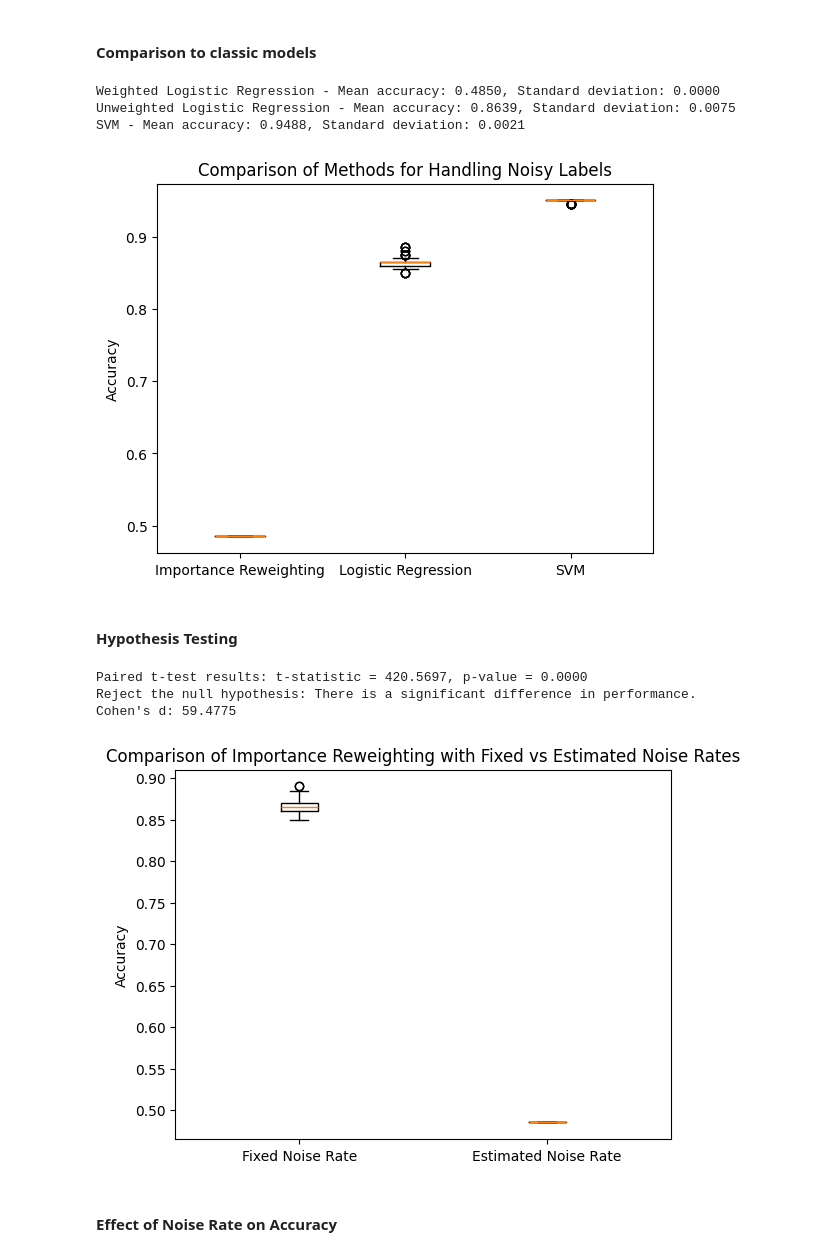
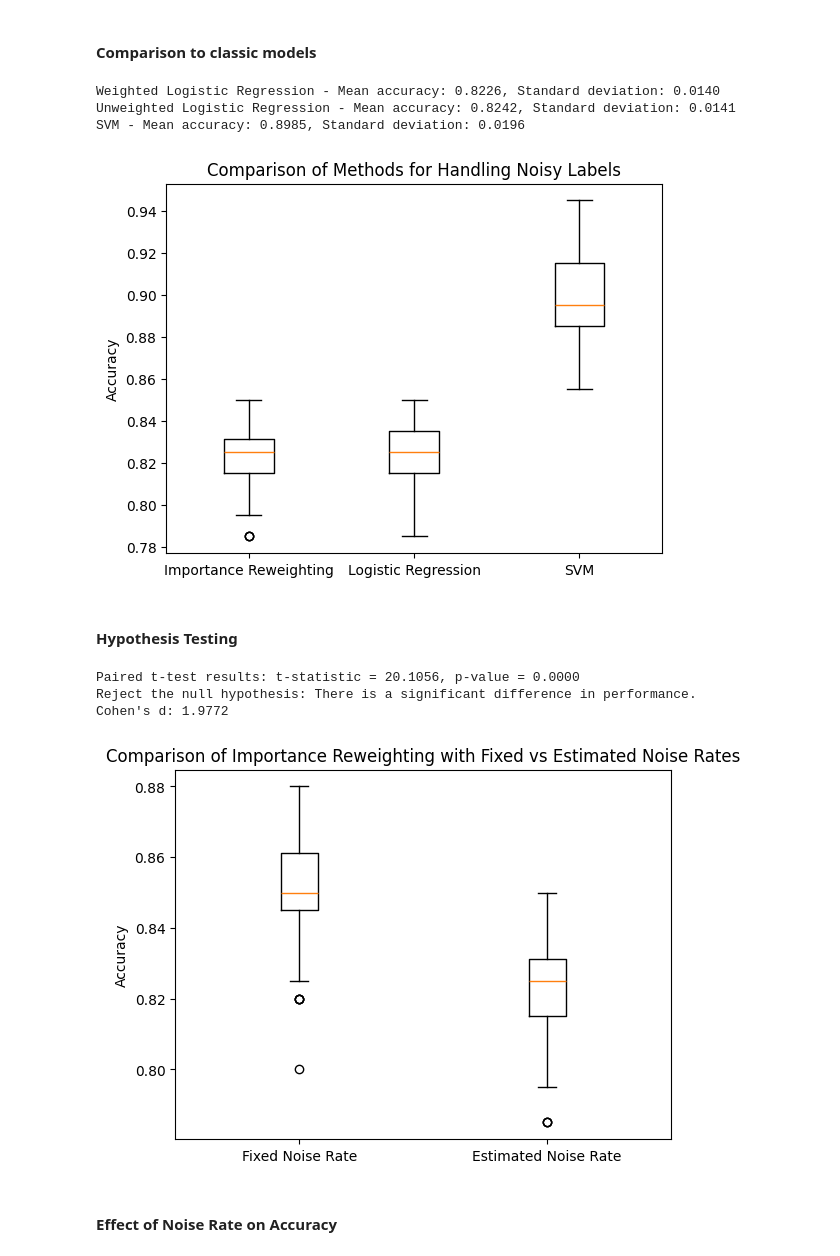
Before and after one commit to Bekona/Master_thesis, a Jupyter notebook: importance_reweighting.ipynb, the cells around one changed output. Cells and saved outputs as stored; diff of their text form; code cells hidden in the pictures.

Commit message:
update importance reweighting

```diff
--- a/importance_reweighting.ipynb
+++ b/importance_reweighting.ipynb
@@ -378,7 +378,7 @@ from noisy_data_simulation import NoisyLabelSimulation
 
 # Create a simulated dataset
 def run_simulation():
-    simulation = NoisyLabelSimulation(n_samples=1000, n_features=15, noise_rate=0.2, seed=42)
+    simulation = NoisyLabelSimulation(n_samples=1000, n_features=15, noise_rate_positive=0.1, noise_rate_negative=0.3, seed=42)
     X, y, y_noisy = simulation.get_data()
 
 # Estimate noise rates using Kernel Density Estimation (KDE)
@@ -388,14 +388,14 @@ def estimate_noise_rates(X, y_noisy):
     density = np.exp(log_density)
 
     p_y1_given_x = density[y_noisy == 1] / density.mean()
-    p_y0_given_x = density[y_noisy == 0] / density.mean()
+    p_y_minus1_given_x = density[y_noisy == -1] / density.mean()
 
-    if p_y0_given_x.size > 0:
-        rho_plus_1 = np.min(p_y0_given_x)  # flipped from 0 to 1
+    if p_y1_given_x.size > 0:
+        rho_plus_1 = np.min(p_y_minus1_given_x)  # Estimate noise rate for flips from -1 to 1
     else:
         rho_plus_1 = 0
-    if p_y1_given_x.size > 0:
-        rho_minus_1 = np.min(p_y1_given_x)  # flipped from 1 to 0
+    if p_y_minus1_given_x.size > 0:
+        rho_minus_1 = np.min(p_y1_given_x)  # Estimate noise rate for flips from 1 to -1
     else:
         rho_minus_1 = 0
 
@@ -406,9 +406,9 @@ def compute_importance_weights(y_true, y_noisy, rho_minus_1, rho_plus_1):
     weights = np.zeros_like(y_noisy, dtype=float)
     for i in range(len(y_noisy)):
         if y_noisy[i] == 1:
-            weights[i] = 1 - rho_minus_1
+            weights[i] = 1 / (1 - rho_minus_1) if rho_minus_1 != 0 else 1.0
         else:
-            weights[i] = 1 - rho_plus_1
+            weights[i] = 1 / (1 - rho_plus_1) if rho_plus_1 != 0 else 1.0
     return weights
 
 # Train a logistic regression classifier with weighted samples
@@ -424,11 +424,11 @@ def evaluate_classifier(clf, X_test, y_test):
     return accuracy
 
 # Main simulation function
-def simulation_study(n_datasets=100, n_samples=1000, n_features=15, noise_rate=0.2, test_size=0.2, seed=None):
+def simulation_study(n_datasets=100, n_samples=1000, n_features=15, noise_rate_positive=0.1, noise_rate_negative=0.3, test_size=0.2, seed=None):
     accuracies_weighted_lr = []
     accuracies_unweighted_lr = []
     accuracies_svm = []
-    simulation = NoisyLabelSimulation(n_samples, n_features, noise_rate, correlation=0.8, seed=seed)
+    simulation = NoisyLabelSimulation(n_samples, n_features, noise_rate_positive=noise_rate_positive, noise_rate_negative=noise_rate_negative, correlation=0.8, seed=seed)
     datasets = simulation.generate_multiple_datasets(n_datasets)
 
     for X, y, y_noisy in datasets:
@@ -460,39 +460,39 @@ def simulation_study(n_datasets=100, n_samples=1000, n_features=15, noise_rate=0
 # Set a seed for reproducibility
 seed = 42
 
-# Run the simulation study
+# Run the simulation study with asymmetric noise rates
 accuracies_weighted_lr, accuracies_unweighted_lr, accuracies_svm = simulation_study(seed=seed)
 
 # Calculate mean and standard deviation of accuracies for each method
 mean_accuracy_weighted_lr = np.mean(accuracies_weighted_lr)
 std_accuracy_weighted_lr = np.std(accuracies_weighted_lr)
 
 mean_accuracy_unweighted_lr = np.mean(accuracies_unweighted_lr)
 std_accuracy_unweighted_lr = np.std(accuracies_unweighted_lr)
 
 mean_accuracy_svm = np.mean(accuracies_svm)
 std_accuracy_svm = np.std(accuracies_svm)
 
 print(f"Weighted Logistic Regression - Mean accuracy: {mean_accuracy_weighted_lr:.4f}, Standard deviation: {std_accuracy_weighted_lr:.4f}")
 print(f"Unweighted Logistic Regression - Mean accuracy: {mean_accuracy_unweighted_lr:.4f}, Standard deviation: {std_accuracy_unweighted_lr:.4f}")
 print(f"SVM - Mean accuracy: {mean_accuracy_svm:.4f}, Standard deviation: {std_accuracy_svm:.4f}")
 
 # Boxplot visualization function
 def visualize_boxplot(accuracies_weighted_lr, accuracies_unweighted_lr, accuracies_svm, filename="reweighting_cor.jpg"):
     data = [accuracies_weighted_lr, accuracies_unweighted_lr, accuracies_svm]
     plt.boxplot(data, labels=['Importance Reweighting', 'Logistic Regression', 'SVM'])
     plt.ylabel('Accuracy')
     plt.title('Comparison of Methods for Handling Noisy Labels')
     plt.savefig(r'C:\Users\bekon\Master_thesis\graphs\reweighting_cor.jpg', format='jpg', dpi=300)
     plt.show()
 
 # Visualize the accuracies using boxplot
-visualize_boxplot(accuracies_weighted_lr, accuracies_unweighted_lr, accuracies_svm, filename="reweighting_cor.jpg")
+visualize_boxplot(accuracies_weighted_lr, accuracies_unweighted_lr, accuracies_svm)
 # %% [output]
-Weighted Logistic Regression - Mean accuracy: 0.4850, Standard deviation: 0.0000
-Unweighted Logistic Regression - Mean accuracy: 0.8639, Standard deviation: 0.0075
-SVM - Mean accuracy: 0.9488, Standard deviation: 0.0021
+Weighted Logistic Regression - Mean accuracy: 0.8226, Standard deviation: 0.0140
+Unweighted Logistic Regression - Mean accuracy: 0.8242, Standard deviation: 0.0141
+SVM - Mean accuracy: 0.8985, Standard deviation: 0.0196
-[figure, old version]
+[figure, new version]
 # %% [markdown]
 #### Hypothesis Testing
 # %%
@@ -508,7 +508,7 @@ from noisy_data_simulation import NoisyLabelSimulation
 
 # Create a simulated dataset
 def run_simulation():
-    simulation = NoisyLabelSimulation(n_samples=1000, n_features=15, noise_rate=0.2, seed=42)
+    simulation = NoisyLabelSimulation(n_samples=1000, n_features=15, noise_rate_positive=0.1, noise_rate_negative=0.3, seed=42)
     X, y, y_noisy = simulation.get_data()
 
 # Estimate noise rates using Kernel Density Estimation (KDE)
@@ -519,7 +519,7 @@ def estimate_noise_rates(X, y_noisy):
 
     # Estimate conditional probabilities
     p_y1_given_x = density[y_noisy == 1] / density.mean()
-    p_y0_given_x = density[y_noisy == 0] / density.mean()
+    p_y0_given_x = density[y_noisy == -1] / density.mean()
 
     # Estimate noise rates
     if p_y0_given_x.size > 0:
@@ -538,9 +538,9 @@ def compute_importance_weights(y_true, y_noisy, rho_minus_1, rho_plus_1):
     weights = np.zeros_like(y_noisy, dtype=float)
     for i in range(len(y_noisy)):
         if y_noisy[i] == 1:
-            weights[i] = 1 - rho_minus_1  # the likelihood that a sample labeled as 1 is indeed a true positive
+            weights[i] = 1 / (1 - rho_minus_1) if rho_minus_1 != 0 else 1.0
         else:
-            weights[i] = 1 - rho_plus_1  # the likelihood that a sample labeled as 0 is indeed a true negative
+            weights[i] = 1 / (1 - rho_plus_1) if rho_plus_1 != 0 else 1.0
     return weights
 
 # Train a logistic regression classifier with weighted samples
@@ -556,12 +556,12 @@ def evaluate_classifier(clf, X_test, y_test):
     return accuracy
 
 # Main simulation function for both fixed and estimated noise rate scenarios
-def simulation_study_comparison(n_datasets=100, n_samples=1000, n_features=15, noise_rate=0.2,
+def simulation_study_comparison(n_datasets=100, n_samples=1000, n_features=15, noise_rate_positive=0.1, noise_rate_negative=0.3,
                                 test_size=0.2, seed=None, true_rho_minus_1=0.1, true_rho_plus_1=0.3):
     accuracies_fixed_noise = []
     accuracies_estimated_noise = []
 
-    simulation = NoisyLabelSimulation(n_samples, n_features, noise_rate, correlation=0.8, seed=seed)
+    simulation = NoisyLabelSimulation(n_samples, n_features, noise_rate_positive, noise_rate_negative, correlation=0.8, seed=seed)
     datasets = simulation.generate_multiple_datasets(n_datasets)
 
     for X, y, y_noisy in datasets:
@@ -616,10 +616,10 @@ def visualize_comparison(accuracies_fixed_noise, accuracies_estimated_noise, fil
 # Visualize the comparison
 visualize_comparison(accuracies_fixed_noise, accuracies_estimated_noise, filename="importance_reweighting_noise_rates.jpg")
 # %% [output]
-Paired t-test results: t-statistic = 420.5697, p-value = 0.0000
+Paired t-test results: t-statistic = 20.1056, p-value = 0.0000
 Reject the null hypothesis: There is a significant difference in performance.
-Cohen's d: 59.4775
+Cohen's d: 1.9772
-[figure, old version]
+[figure, new version]
 # %% [markdown]
 #### Effect of Noise Rate on Accuracy
 # %%
```
Also changed, not shown: 2 other files.
